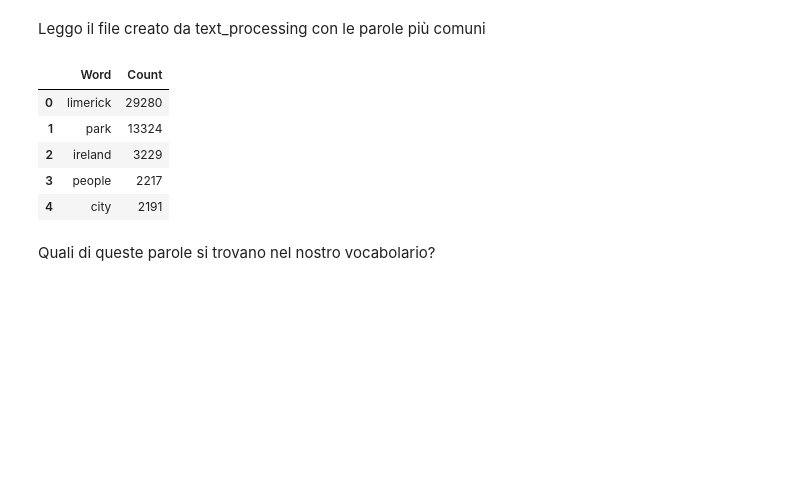
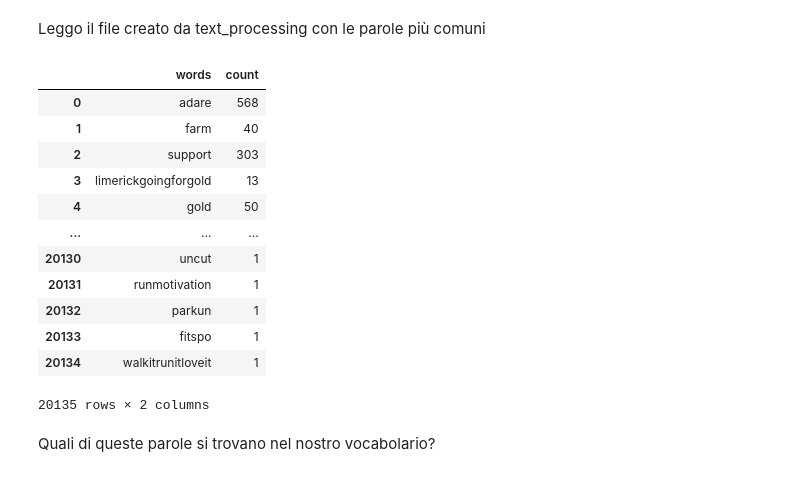
Before and after one commit to federicamontana/GoGreenRoutes, a Jupyter notebook: notebook/NRCLex_Sentiment_1.ipynb, the cells around one changed output. Saved outputs shown, nothing was run; the diff lists cells and outputs as text; code cells hidden in the pictures; blank space fills up the shorter version.

```diff
--- a/notebook/NRCLex_Sentiment_1.ipynb
+++ b/notebook/NRCLex_Sentiment_1.ipynb
@@ -118,10 +116,4 @@ df_mc = pd.read_csv('most_common.csv')
 # %%
-df_mc = df_mc.drop(['Unnamed: 0'], axis =1)
-df_mc.head()
+# df_mc = pd.read_csv('most_common.csv')
+# df_mc = df_mc.drop(['Unnamed: 0'], axis =1)
+# mc_list = df_mc['Word'].tolist()
-# %% [output]
-|  | Word | Count |
-| 0 | limerick | 29280 |
-| 1 | park | 13324 |
-| 2 | ireland | 3229 |
-| 3 | people | 2217 |
-| 4 | city | 2191 |
@@ -130,3 +120,21 @@ mc_list = df_mc['Word'].tolist()
+# %%
+df_counter = pd.read_csv('../dataframe/df_counter.csv').drop(['Unnamed: 0'], axis =1)
+df_counter.columns = ['words', 'count']
+df_counter
+# %% [output]
+|  | words | count |
+| 0 | adare | 568 |
+| 1 | farm | 40 |
+| 2 | support | 303 |
+| 3 | limerickgoingforgold | 13 |
+| 4 | gold | 50 |
+| ... | ... | ... |
+| 20130 | uncut | 1 |
+| 20131 | runmotivation | 1 |
+| 20132 | parkun | 1 |
+| 20133 | fitspo | 1 |
+| 20134 | walkitrunitloveit | 1 |
+20135 rows × 2 columns
 # %% [markdown]
 Quali di queste parole si trovano nel nostro vocabolario?
 # %%
```
Also changed, not shown: parts of 11 cells of this notebook, 3 other files.
